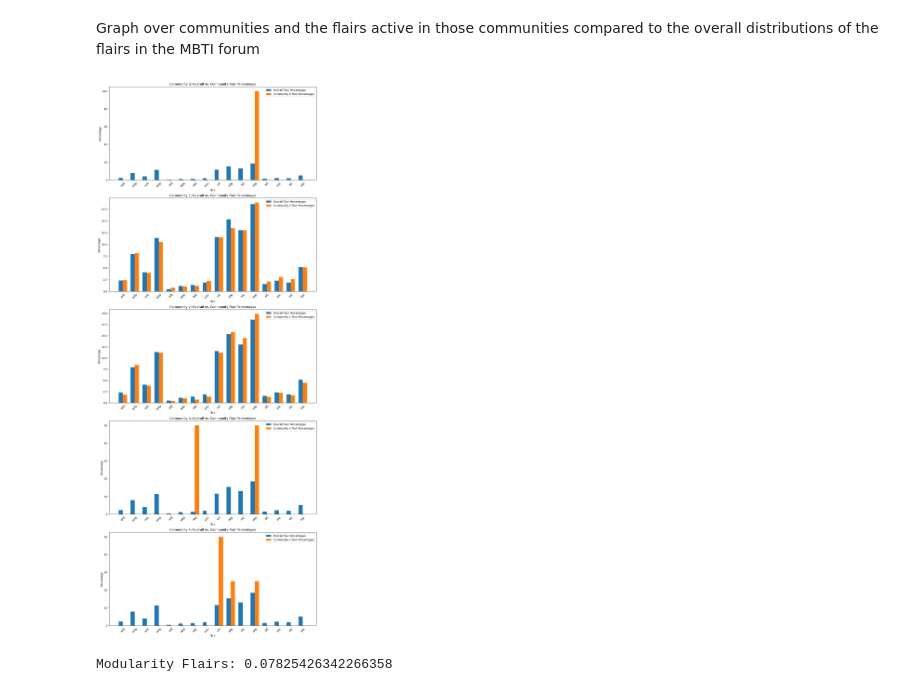
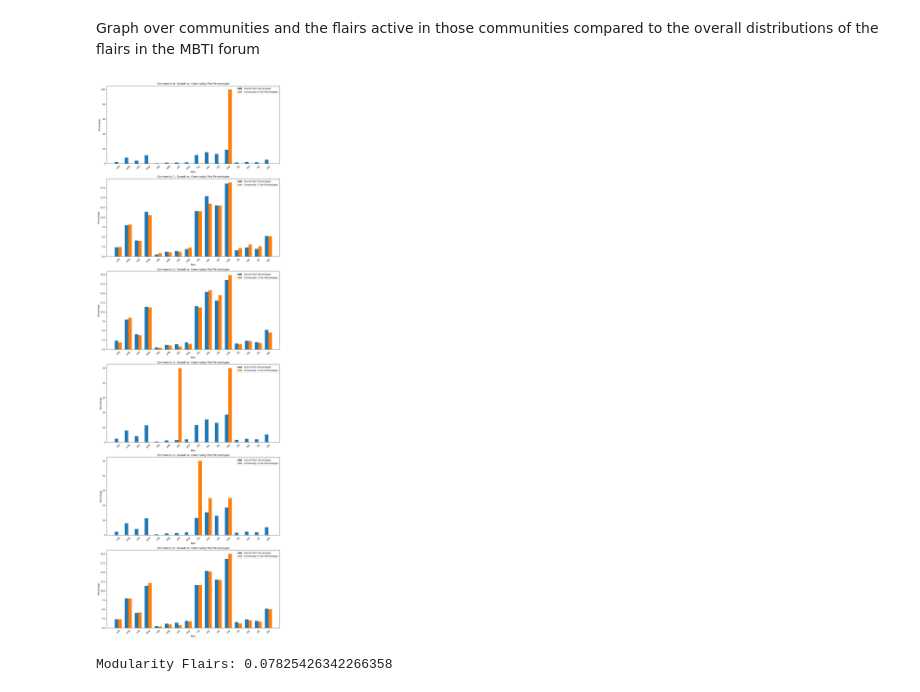
Before and after one commit to luchsonice/MBTI, a Jupyter notebook: 5_Communities.ipynb, the cells around one changed output. Cells and saved outputs as stored; diff of their text form; code cells hidden in the pictures.

```diff
--- a/5_Communities.ipynb
+++ b/5_Communities.ipynb
@@ -227,7 +227,7 @@ number of communities with length = 6: 87
 Graph over communities and the flairs active in those communities compared to the overall distributions of the flairs in the MBTI forum
 # %%
 # Getting unique communities
-unique_communities = merged_df['Community'].unique()[:5]
+unique_communities = merged_df['Community'].unique()[:6]
 
 # Setting up subplots to display plots for each community
 num_communities = len(unique_communities)
@@ -239,34 +239,34 @@ for idx, specific_community in enumerate(unique_communities):
     # Overall flair counts across all communities
     flair_counts = merged_df.groupby('Flair')['Author'].nunique()
 
     # Flair counts within a specific community
     community_data = merged_df[merged_df['Community'] == specific_community]
     community_flair_counts = community_data['Flair'].value_counts()
 
     # Calculate percentages
     total_flair_counts = flair_counts.sum()
     community_percentages = (community_flair_counts / community_flair_counts.sum()) * 100
 
     # Bar plot for overall flair counts and community flair counts side by side
     bar_width = 0.35
     index = np.arange(len(flair_counts))
 
     ax = axes[idx]
     rects1 = ax.bar(index, (flair_counts / total_flair_counts) * 100, bar_width, label='Overall Flair Percentages')
     rects2 = ax.bar(index + bar_width, community_percentages.reindex(flair_counts.index, fill_value=0).values,
                     bar_width, label=f'Community {specific_community} Flair Percentages')
 
     ax.set_xlabel('Flair')
     ax.set_ylabel('Percentage')
     ax.set_title(f'Community {specific_community}: Overall vs. Community Flair Percentages')
     ax.set_xticks(index + bar_width / 2)
     ax.set_xticklabels(flair_counts.index, rotation=45)
     ax.legend()
 
 plt.tight_layout()
 plt.show()
 # %% [output]
-[figure, old version]
+[figure, new version]
 # %%
 # find the authors from the graph in data
 authors = list(G.nodes())
```
Also changed, not shown: parts of 1 cell of this notebook, 2 other files.
